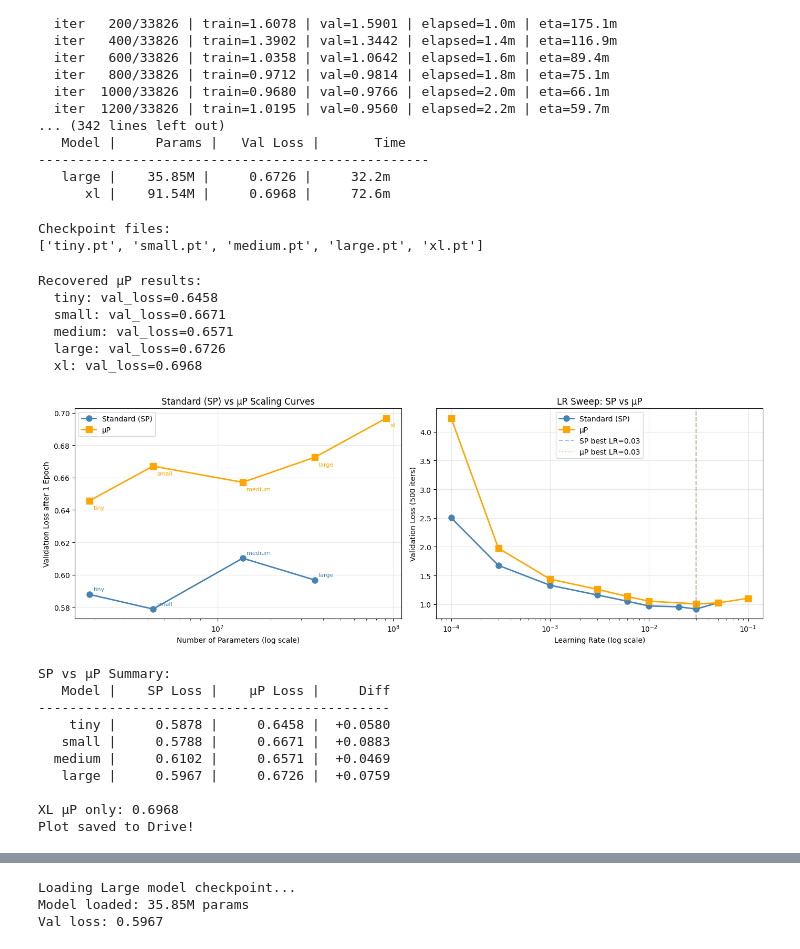
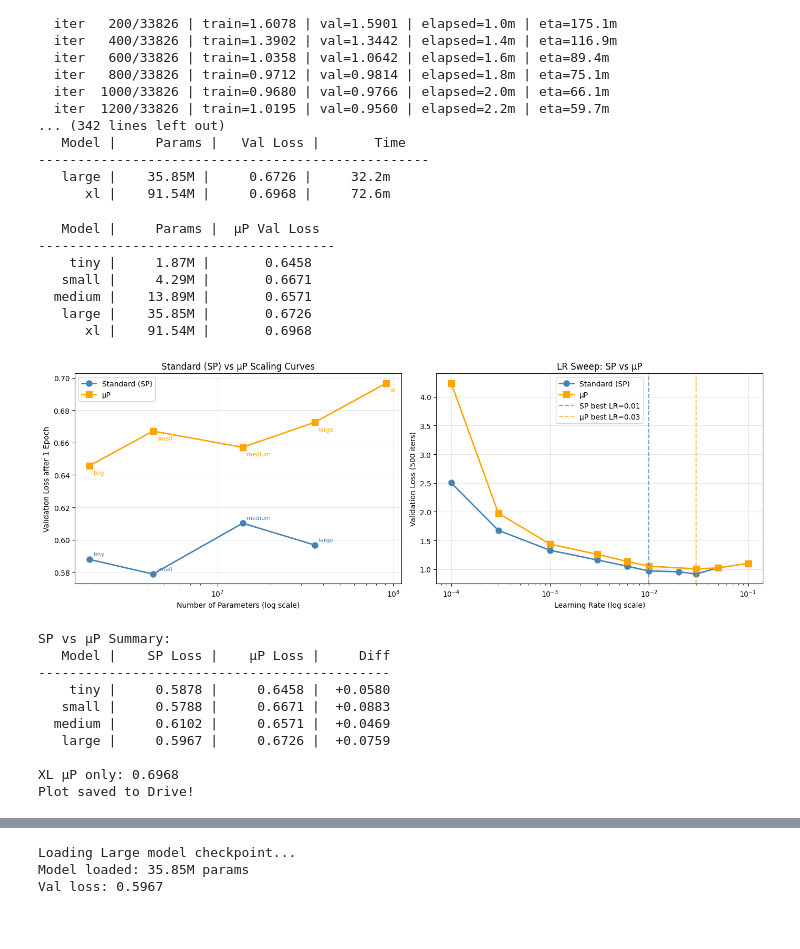
Before and after one commit to uc2067/transformer-scaling-laws, a Jupyter notebook: Project.ipynb, the cells around one changed output, grey strips where cells are left out. Drawn from its saved outputs; the diff is of its cells as text; code cells hidden in the pictures.

```diff
--- a/Project.ipynb
+++ b/Project.ipynb
@@ -1958,20 +1716,8 @@ Training µP LARGE | 35.85M | LR=0.03 | 33,826 iters
 --------------------------------------------------
    large |    35.85M |     0.6726 |     32.2m
       xl |    91.54M |     0.6968 |     72.6m
-# %%
-import os, json, torch
-
-base = "/content/drive/MyDrive/svg_project"
-ckpt_dir = os.path.join(base, "checkpoints_mup")
-out_file = os.path.join(base, "all_mup_results.json")
-
-print("Checkpoint files:")
-print(os.listdir(ckpt_dir))
-# %% [output]
-Checkpoint files:
-['tiny.pt', 'small.pt', 'medium.pt', 'large.pt', 'xl.pt']
 # %%
-# PART 3 - Recover all µP results from saved JSON
+# Part 3: Load All µP Results from Drive
 import json
 
 base = '/content/drive/MyDrive/svg_project'
@@ -1979,36 +1725,38 @@ base = '/content/drive/MyDrive/svg_project'
 with open(f'{base}/all_mup_results.json') as f:
     all_mup = json.load(f)
 
-# Fix final_val_loss from val_losses array
+# Fix any null values — recover final_val_loss from val_losses array
 for name, r in all_mup.items():
     if r['final_val_loss'] is None and r['val_losses']:
         r['final_val_loss'] = r['val_losses'][-1]
     if r['wall_time'] is None:
         r['wall_time'] = 0
 
-# Save fixed version
+# Save fixed version back to Drive
 with open(f'{base}/all_mup_results.json', 'w') as f:
     json.dump(all_mup, f)
 
-print("Recovered µP results:")
+print(f"{'Model':>8} | {'Params':>10} | {'µP Val Loss':>12}")
+print("-" * 38)
 for name, r in all_mup.items():
-    print(f"  {name}: val_loss={r['final_val_loss']:.4f}")
+    print(f"{name:>8} | {r['n_params']/1e6:>8.2f}M | "
+          f"{r['final_val_loss']:>12.4f}")
 # %% [output]
-Recovered µP results:
-  tiny: val_loss=0.6458
-  small: val_loss=0.6671
-  medium: val_loss=0.6571
-  large: val_loss=0.6726
-  xl: val_loss=0.6968
+   Model |     Params |  µP Val Loss
+--------------------------------------
+    tiny |     1.87M |       0.6458
+   small |     4.29M |       0.6671
+  medium |    13.89M |       0.6571
+   large |    35.85M |       0.6726
+      xl |    91.54M |       0.6968
 # %%
-# PART 3 - STEP 3.5: SP vs µP comparison plot + power law
+# CELL 26 - Part 3: SP vs µP Comparison Plot
 import matplotlib.pyplot as plt
 import numpy as np
-import json
 
 base = '/content/drive/MyDrive/svg_project'
 
-# Standard SP results
+# SP results from full 1-epoch training (Cell 19)
 sp_results = {
     'tiny':   {'n_params': 1.87e6,  'val_loss': 0.5878},
     'small':  {'n_params': 4.29e6,  'val_loss': 0.5788},
@@ -2016,8 +1764,8 @@ sp_results = {
     'large':  {'n_params': 35.85e6, 'val_loss': 0.5967},
 }
 
-# µP results
-mup_results = {
+# µP results from full 1-epoch training (Cell 25)
+mup_results_plot = {
     'tiny':   {'n_params': 1.87e6,  'val_loss': 0.6458},
     'small':  {'n_params': 4.29e6,  'val_loss': 0.6671},
     'medium': {'n_params': 13.89e6, 'val_loss': 0.6571},
@@ -2025,10 +1773,10 @@ mup_results = {
     'xl':     {'n_params': 91.54e6, 'val_loss': 0.6968},
 }
 
-sp_params = np.array([r['n_params'] for r in sp_results.values()])
-sp_losses = np.array([r['val_loss'] for r in sp_results.values()])
-mup_params = np.array([r['n_params'] for r in mup_results.values()])
-mup_losses = np.array([r['val_loss'] for r in mup_results.values()])
+sp_params  = np.array([r['n_params'] for r in sp_results.values()])
+sp_losses  = np.array([r['val_loss'] for r in sp_results.values()])
+mup_params = np.array([r['n_params'] for r in mup_results_plot.values()])
+mup_losses = np.array([r['val_loss'] for r in mup_results_plot.values()])
 
 fig, axes = plt.subplots(1, 2, figsize=(14, 5))
 
@@ -2041,7 +1789,7 @@ for name, r in sp_results.items():
     axes[0].annotate(name, (r['n_params'], r['val_loss']),
                      textcoords="offset points", xytext=(5, 5),
                      fontsize=8, color='steelblue')
-for name, r in mup_results.items():
+for name, r in mup_results_plot.items():
     axes[0].annotate(name, (r['n_params'], r['val_loss']),
                      textcoords="offset points", xytext=(5, -12),
                      fontsize=8, color='orange')
@@ -2053,45 +1801,47 @@ axes[0].legend()
 axes[0].grid(True, alpha=0.3)
 
 # Right: LR sweep comparison
+# SP sweep values from actual Cell 17-18 runs
 sp_lrs  = [1e-4, 3e-4, 1e-3, 3e-3, 6e-3, 1e-2, 2e-2, 3e-2, 5e-2]
 sp_vals = [2.5030, 1.6764, 1.3295, 1.1614, 1.0533,
            0.9699, 0.9556, 0.9163, 1.0265]
+
+# µP sweep values from actual Cell 23-24 runs
 mup_lrs  = [1e-4, 3e-4, 1e-3, 3e-3, 6e-3, 1e-2, 3e-2, 5e-2, 1e-1]
 mup_vals = [4.2389, 1.9746, 1.4365, 1.2598, 1.1361,
             1.0521, 1.0076, 1.0229, 1.1032]
 
 axes[1].plot(sp_lrs,  sp_vals,  'o-', color='steelblue',
              linewidth=2, label='Standard (SP)', markersize=8)
 axes[1].plot(mup_lrs, mup_vals, 's-', color='orange',
              linewidth=2, label='µP', markersize=8)
-axes[1].axvline(0.03, color='steelblue', linestyle='--',
-                alpha=0.5, label='SP best LR=0.03')
-axes[1].axvline(0.03, color='orange', linestyle=':',
-                alpha=0.5, label='µP best LR=0.03')
+# SP best LR = 0.01, µP best LR = 0.03
+axes[1].axvline(0.01, color='steelblue', linestyle='--',
+                alpha=0.7, label='SP best LR=0.01')
+axes[1].axvline(0.03, color='orange', linestyle='--',
+                alpha=0.7, label='µP best LR=0.03')
 axes[1].set_xscale('log')
 axes[1].set_xlabel('Learning Rate (log scale)')
 axes[1].set_ylabel('Validation Loss (500 iters)')
 axes[1].set_title('LR Sweep: SP vs µP')
 axes[1].legend()
 axes[1].grid(True, alpha=0.3)
 
 plt.tight_layout()
 plt.savefig(f'{base}/mup_comparison_plot.png', dpi=150)
 plt.show()
 
 print("\nSP vs µP Summary:")
 print(f"{'Model':>8} | {'SP Loss':>10} | {'µP Loss':>10} | {'Diff':>8}")
 print("-" * 45)
 for name in ['tiny', 'small', 'medium', 'large']:
     sp = sp_results[name]['val_loss']
-    mu = mup_results[name]['val_loss']
-    diff = mu - sp
-    print(f"{name:>8} | {sp:>10.4f} | {mu:>10.4f} | {diff:>+8.4f}")
-
-print(f"\nXL µP only: {mup_results['xl']['val_loss']:.4f}")
+    mu = mup_results_plot[name]['val_loss']
+    print(f"{name:>8} | {sp:>10.4f} | {mu:>10.4f} | {mu-sp:>+8.4f}")
+print(f"\nXL µP only: {mup_results_plot['xl']['val_loss']:.4f}")
 print("Plot saved to Drive!")
 # %% [output]
-[figure, old version]
+[figure, new version]
 SP vs µP Summary:
    Model |    SP Loss |    µP Loss |     Diff
 ---------------------------------------------
```
Also changed, not shown: parts of 56 cells of this notebook, 1 other file.
